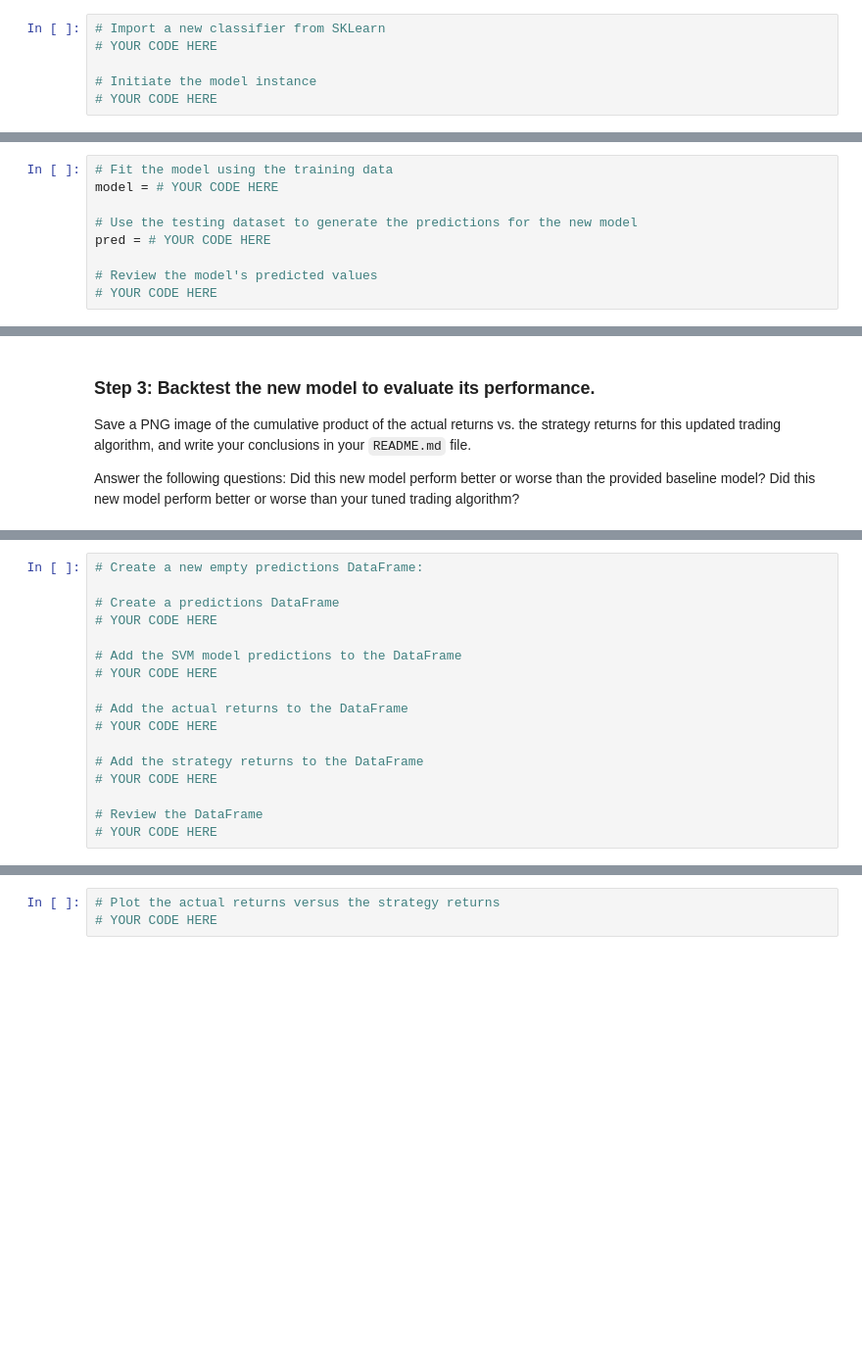
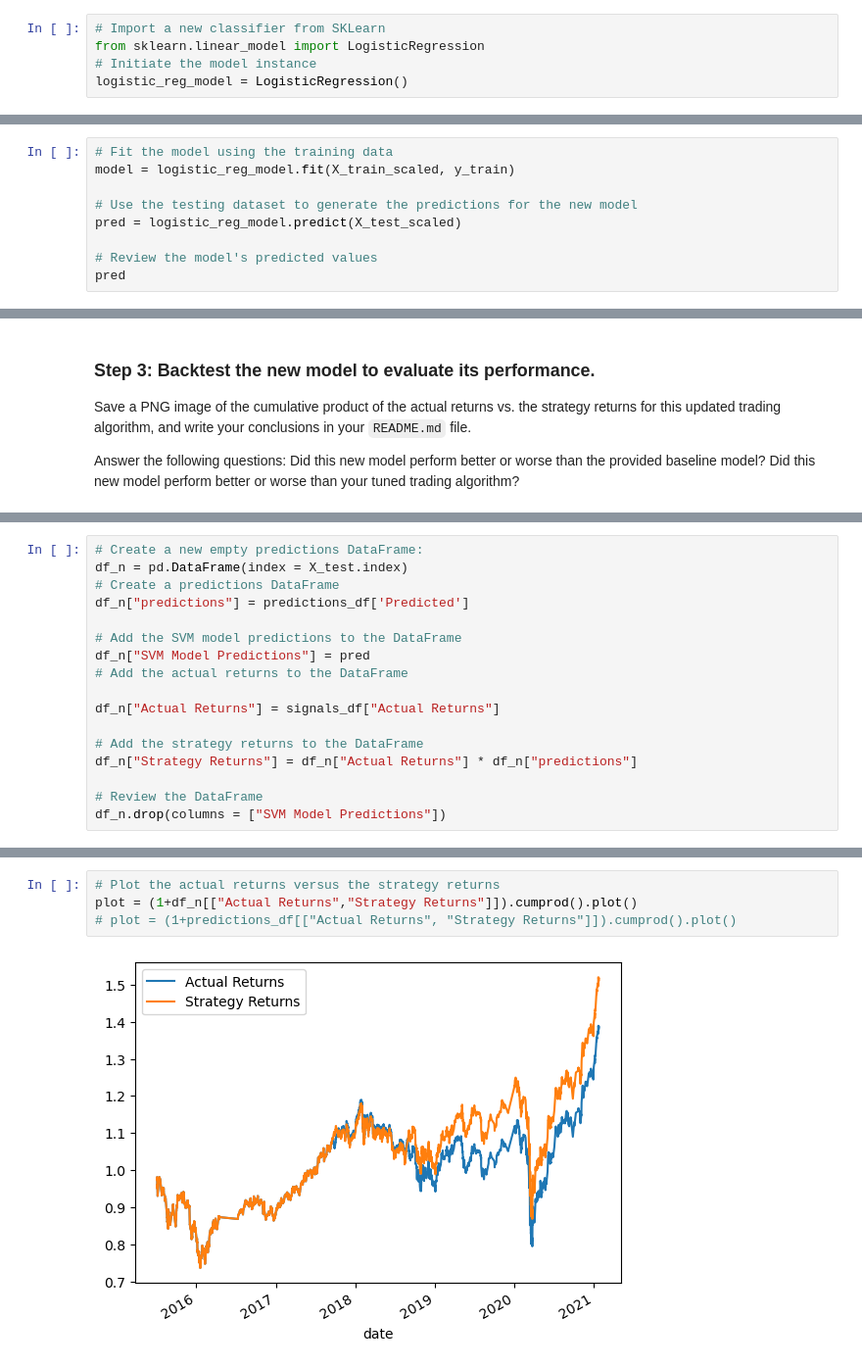
Before and after one commit to ravic4/Module_14, a Jupyter notebook: machine_learning_trading_bot.ipynb, the cells around one changed output, grey strips where cells are left out. Shown: that part at 98% size. Cells and saved outputs as stored; diff of their text form; blank space fills up the shorter version.

```diff
--- a/machine_learning_trading_bot.ipynb
+++ b/machine_learning_trading_bot.ipynb
@@ -395,18 +423,17 @@ In this section, you’ll use the original parameters that the starter code prov
 ### Step 1:  Import a new classifier, such as `AdaBoost`, `DecisionTreeClassifier`, or `LogisticRegression`. (For the full list of classifiers, refer to the [Supervised learning page](https://scikit-learn.org/stable/supervised_learning.html) in the scikit-learn documentation.)
 # %%
 # Import a new classifier from SKLearn
-# YOUR CODE HERE
-
+from sklearn.linear_model import LogisticRegression
 # Initiate the model instance
-# YOUR CODE HERE
+logistic_reg_model = LogisticRegression()
 # %% [markdown]
 ### Step 2: Using the original training data as the baseline model, fit another model with the new classifier.
 # %%
 # Fit the model using the training data
-model = # YOUR CODE HERE
+model = logistic_reg_model.fit(X_train_scaled, y_train)
 
 # Use the testing dataset to generate the predictions for the new model
-pred = # YOUR CODE HERE
+pred = logistic_reg_model.predict(X_test_scaled)
 
 # Review the model's predicted values
-# YOUR CODE HERE
+pred
@@ -427,17 +465,17 @@ Did this new model perform better or worse than your tuned trading algorithm?
 # %%
 # Create a new empty predictions DataFrame:
-
+df_n = pd.DataFrame(index = X_test.index)
 # Create a predictions DataFrame
-# YOUR CODE HERE
+df_n["predictions"] = predictions_df['Predicted']
 
 # Add the SVM model predictions to the DataFrame
-# YOUR CODE HERE
+df_n["SVM Model Predictions"] = pred
+# Add the actual returns to the DataFrame
 
-# Add the actual returns to the DataFrame
-# YOUR CODE HERE
+df_n["Actual Returns"] = signals_df["Actual Returns"]
 
 # Add the strategy returns to the DataFrame
-# YOUR CODE HERE
+df_n["Strategy Returns"] = df_n["Actual Returns"] * df_n["predictions"]
 
 # Review the DataFrame
-# YOUR CODE HERE
+df_n.drop(columns = ["SVM Model Predictions"])
@@ -444,3 +497,6 @@ Did this new model perform better or worse than your tuned trading algorithm?
 # %%
 # Plot the actual returns versus the strategy returns
-# YOUR CODE HERE
+plot = (1+df_n[["Actual Returns","Strategy Returns"]]).cumprod().plot()
+# plot = (1+predictions_df[["Actual Returns", "Strategy Returns"]]).cumprod().plot()
+# %% [output]
+[figure, added]
```
Also changed, not shown: parts of 7 cells of this notebook.
